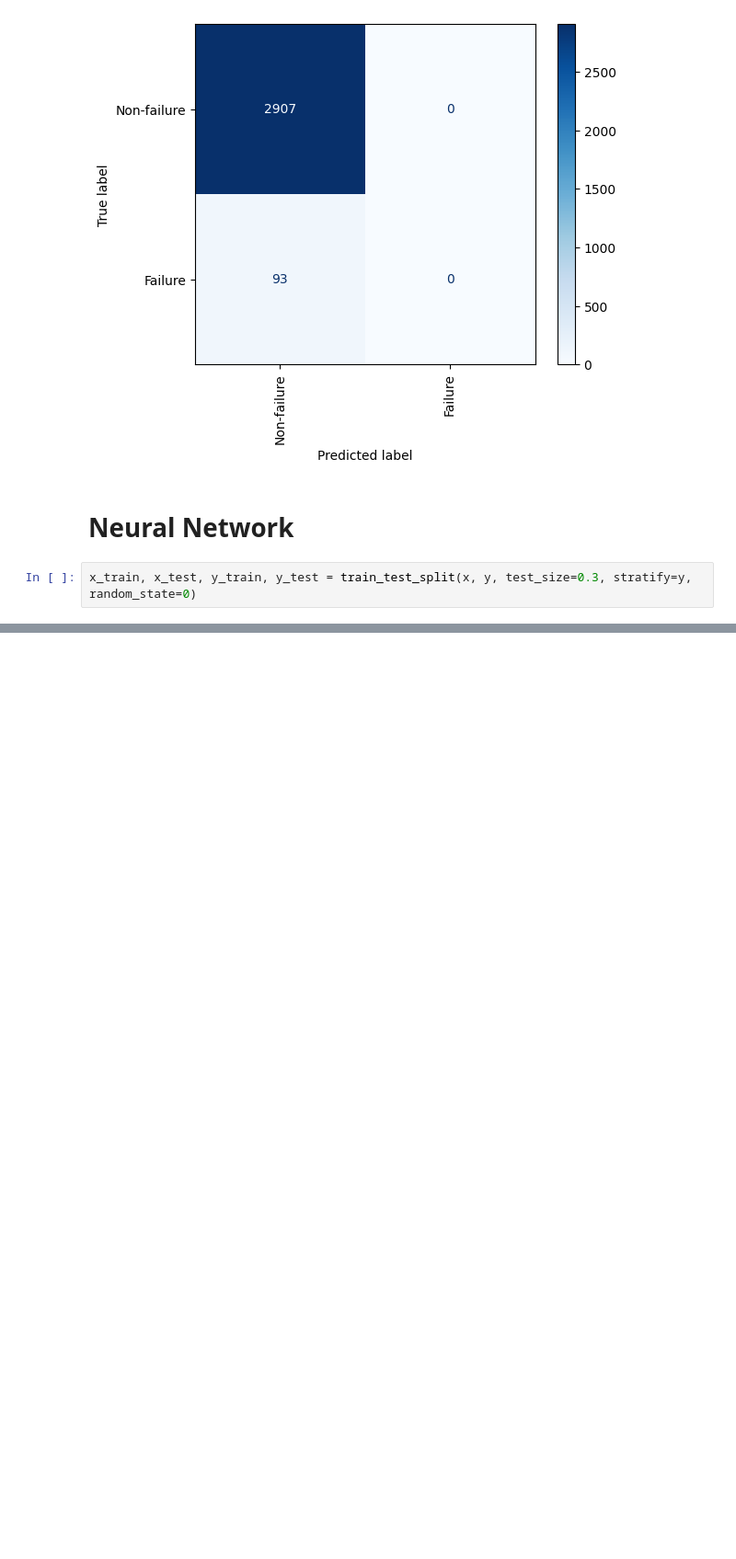
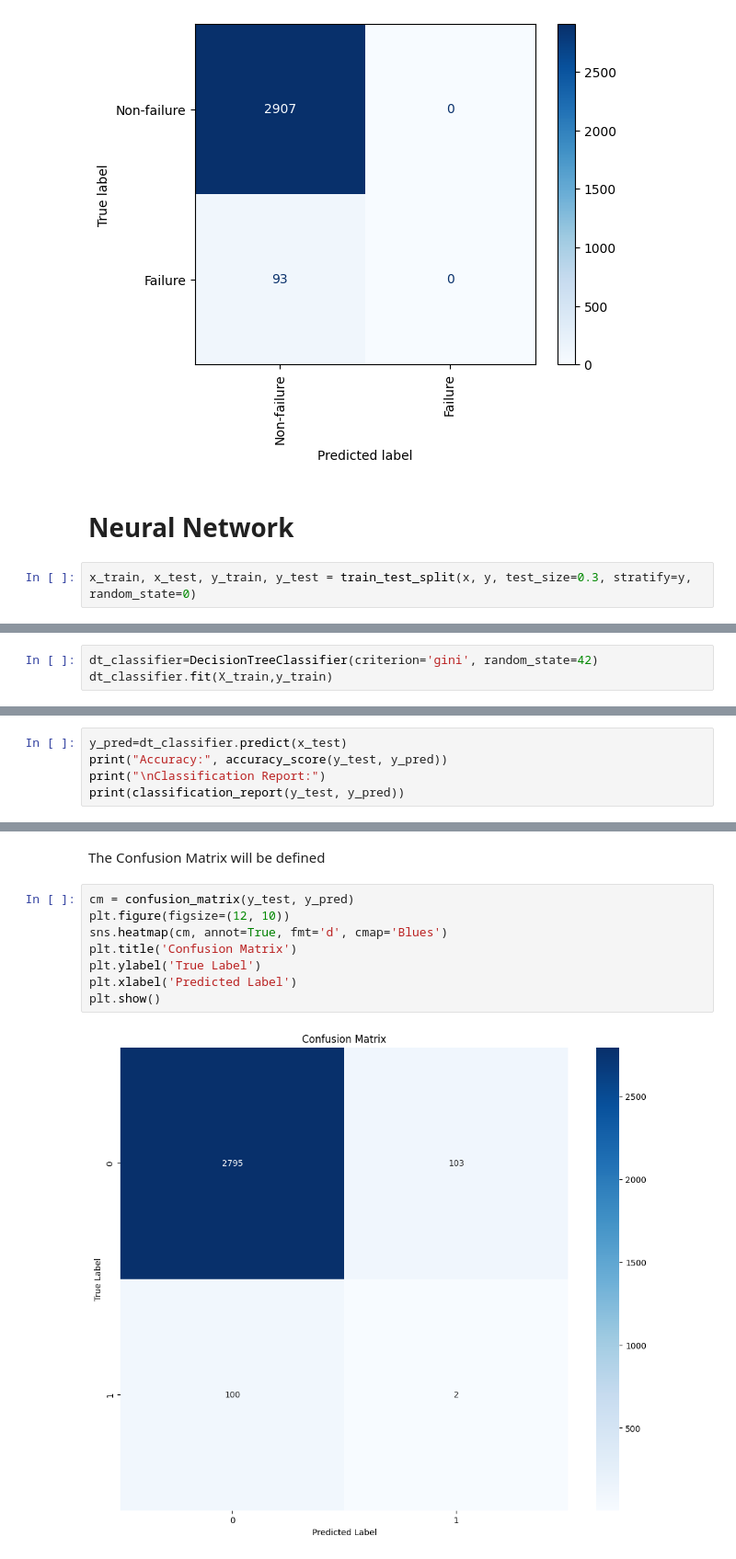
Before and after one commit to sPedersennn/AML-Exam-2024, a Jupyter notebook: exam.ipynb, the cells around one changed output, grey strips where cells are left out. Shown at 92% size. Cells and saved outputs as stored; diff of their text form; blank space fills up the shorter version.

```diff
--- a/exam.ipynb
+++ b/exam.ipynb
@@ -221,0 +230,3 @@ plt.show()
+# %%
+dt_classifier=DecisionTreeClassifier(criterion='gini', random_state=42)
+dt_classifier.fit(X_train,y_train)
@@ -221,0 +237,5 @@ plt.show()
+# %%
+y_pred=dt_classifier.predict(x_test)
+print("Accuracy:", accuracy_score(y_test, y_pred))
+print("\nClassification Report:")
+print(classification_report(y_test, y_pred))
@@ -221,0 +254,12 @@ plt.show()
+# %% [markdown]
+The Confusion Matrix will be defined
+# %%
+cm = confusion_matrix(y_test, y_pred)
+plt.figure(figsize=(12, 10))
+sns.heatmap(cm, annot=True, fmt='d', cmap='Blues')
+plt.title('Confusion Matrix')
+plt.ylabel('True Label')
+plt.xlabel('Predicted Label')
+plt.show()
+# %% [output]
+[figure, added]
```
Also changed, not shown: parts of 14 cells of this notebook.
